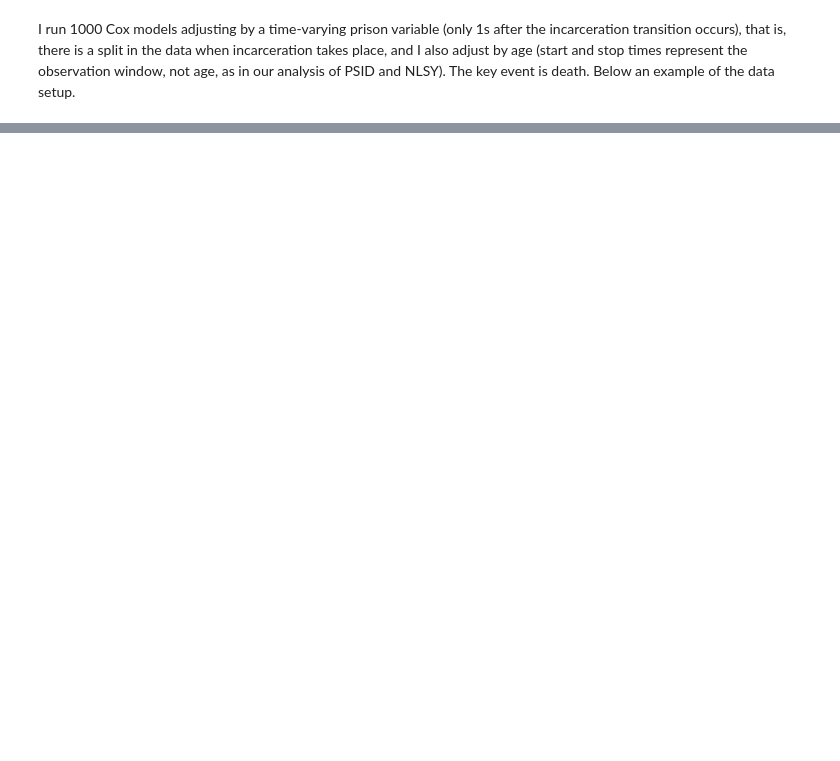
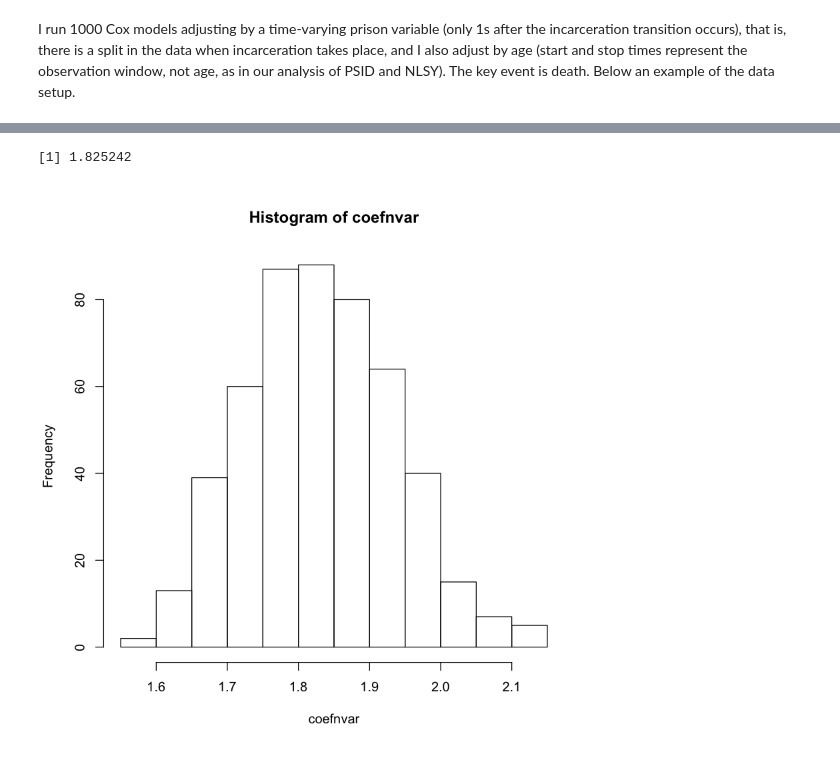
Before and after one commit to sdaza/mortality-incarceration-paper, a Jupyter notebook: simulation/simulation.ipynb, the cells around one changed output, grey strips where cells are left out. Saved outputs shown, nothing was run; the diff lists cells and outputs as text; code cells hidden in the pictures; blank space fills up the shorter version.

```diff
--- a/simulation/simulation.ipynb
+++ b/simulation/simulation.ipynb
@@ -31,0 +114,6 @@ I run 1000 Cox models adjusting by a time-varying prison variable (only 1s after
+# %%
+hist(coefnvar)
+median(coefnvar)
+# %% [output]
+[1] 1.825242
+[figure, added]
```
Also changed, not shown: parts of 8 cells of this notebook, 24 other files.
